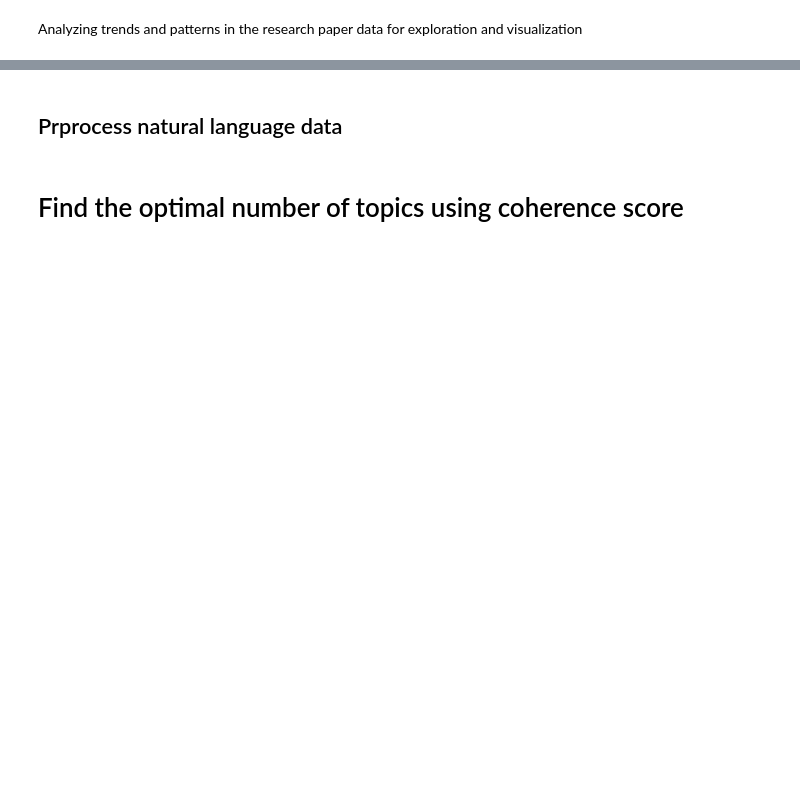
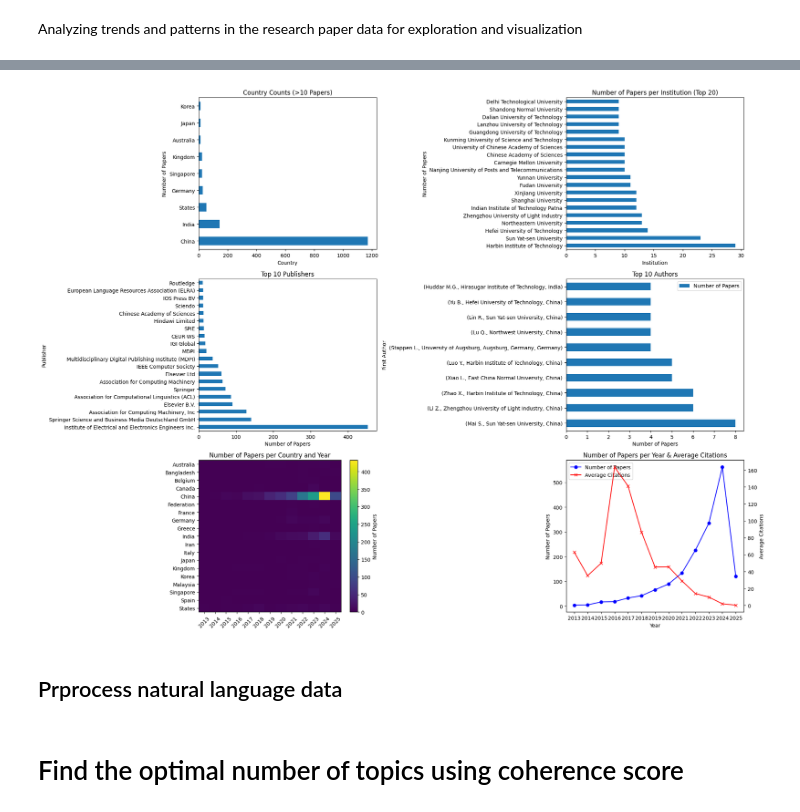
Before and after one commit to mahyingqi123/Research-Paper-Topic-Modelling, a Jupyter notebook: LDA_Based_Method/topic_modelling.ipynb, the cells around one changed output, grey strips where cells are left out. Saved outputs shown, nothing was run; the diff lists cells and outputs as text; code cells hidden in the pictures; blank space fills up the shorter version.

```diff
--- a/LDA_Based_Method/topic_modelling.ipynb
+++ b/LDA_Based_Method/topic_modelling.ipynb
@@ -260,3 +169,75 @@ plt.show()
+# %%
+import matplotlib.pyplot as plt
+
+# Create a 3x2 grid of subplots with a larger figure size
+fig, axs = plt.subplots(3, 2, figsize=(20, 15))
+axs = axs.flatten()  # Flatten to simplify indexing
+
+# 1. Plot: Country counts (>10 papers)
+country_counts = papers['Country'].value_counts()
+country_counts = country_counts[country_counts > 10]
+country_counts.plot(kind='barh', ax=axs[0])
+axs[0].set_title('Country Counts (>10 Papers)')
+axs[0].set_xlabel('Country')
+axs[0].set_ylabel('Number of Papers')
+
+# 2. Plot: Institution counts (Top 20)
+institution_counts = papers['Institution'].value_counts().sort_values(ascending=False)[:20]
+institution_counts.plot(kind='barh', ax=axs[1])
+axs[1].set_title('Number of Papers per Institution (Top 20)')
+axs[1].set_xlabel('Institution')
+axs[1].set_ylabel('Number of Papers')
+
+# 3. Plot: Top 10 Publishers
+publisher = papers['Publisher'].value_counts().sort_values(ascending=False)[:20]
+publisher.plot(kind='barh', ax=axs[2])
+axs[2].set_title('Top 10 Publishers')
+axs[2].set_xlabel('Number of Papers')
+axs[2].set_ylabel('Publisher')
+
+# 4. Plot: Top 10 Authors (by first author and institution)
+author_count = papers.groupby(['First Author', 'Institution', 'Country'])['First Author']\
+                     .count().sort_values(ascending=False)[:10]
+author_count.plot(kind='barh', ax=axs[3])
+axs[3].set_title('Top 10 Authors')
+axs[3].set_xlabel('Number of Papers')
+axs[3].set_ylabel('First Author')
+axs[3].legend(['Number of Papers'])
+
+# 5. Plot: Heatmap of papers per country and year
+country_year_counts = papers.groupby(['Country', 'Year']).size().unstack().fillna(0)
+country_year_counts = country_year_counts[country_year_counts.sum(axis=1) > 5]
+country_year_counts = country_year_counts.reindex(sorted(country_year_counts.columns), axis=1)
+im = axs[4].imshow(country_year_counts, aspect='auto')
+axs[4].set_title('Number of Papers per Country and Year')
+axs[4].set_yticks(range(len(country_year_counts)))
+axs[4].set_yticklabels(country_year_counts.index)
+axs[4].set_xticks(range(len(country_year_counts.columns)))
+axs[4].set_xticklabels(country_year_counts.columns, rotation=45)
+fig.colorbar(im, ax=axs[4], label='Number of Papers')
+
+# 6. Plot: Number of papers per year and average citations
+count = papers.groupby('Year').count()
+avg_cite = papers.groupby('Year')['Cited by'].mean()
+# Plot number of papers on the primary y-axis
+count.plot(y='Title', ax=axs[5], label='Number of Papers', color='blue', marker='o')
+axs[5].set_title('Number of Papers per Year & Average Citations')
+axs[5].set_xticks(count.index)
+axs[5].set_xlabel('Year')
+axs[5].set_ylabel('Number of Papers')
+# Create a secondary y-axis for average citations
+ax2 = axs[5].twinx()
+avg_cite.plot(ax=ax2, label='Average Citations', color='red', marker='x')
+ax2.set_ylabel('Average Citations')
+# Combine legends from both axes
+lines1, labels1 = axs[5].get_legend_handles_labels()
+lines2, labels2 = ax2.get_legend_handles_labels()
+axs[5].legend(lines1 + lines2, labels1 + labels2, loc='upper left')
+
+plt.tight_layout()
+plt.show()
+# %% [output]
+[figure, added]
 # %% [markdown]
 ## Prprocess natural language data
 # %%
```
Also changed, not shown: parts of 26 cells of this notebook, 1 other file.
